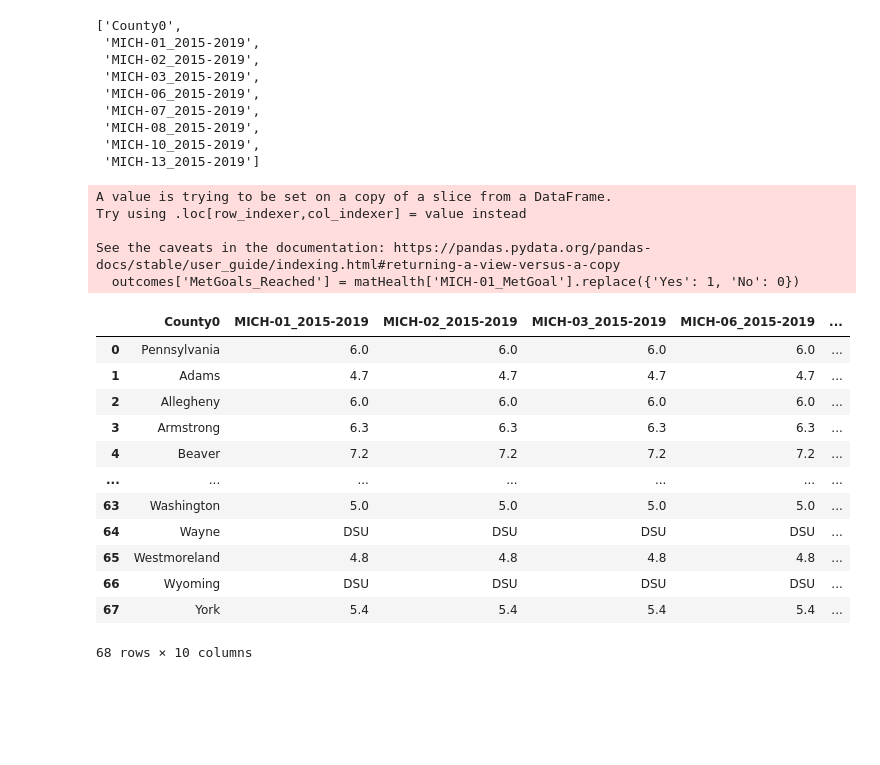
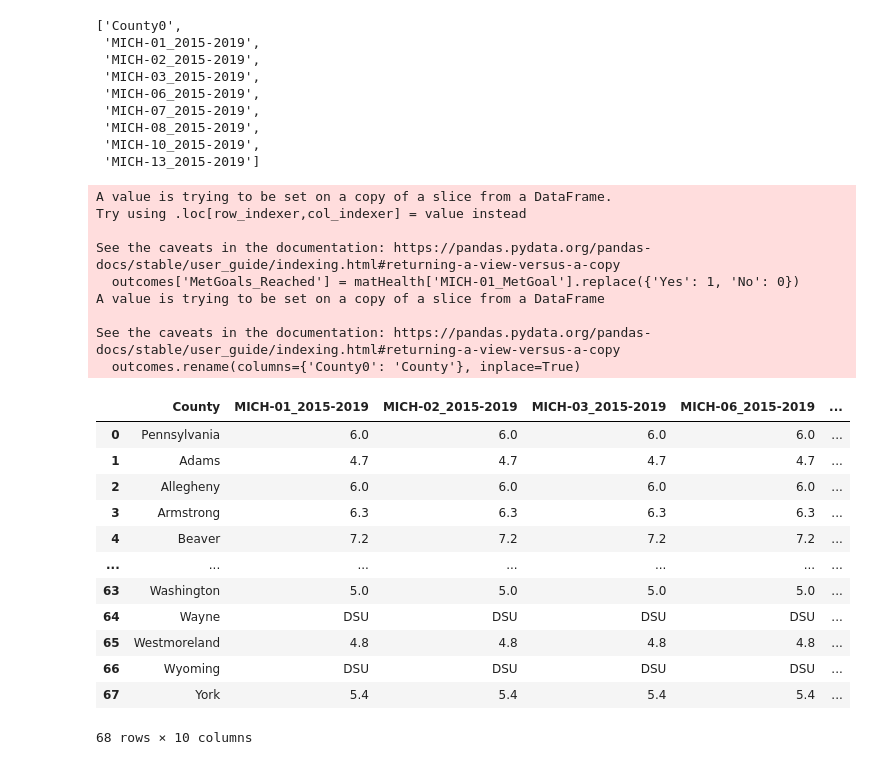
Before and after one commit to cleung-2/dabp_final, a Jupyter notebook: HealthEDA.ipynb, the cells around one changed output. Drawn from its saved outputs; the diff is of its cells as text; code cells hidden in the pictures; blank space fills up the shorter version.

Commit message:
updated with new outcomes dataset

```diff
--- a/HealthEDA.ipynb
+++ b/HealthEDA.ipynb
@@ -49,14 +49,19 @@ cols
 # %%
 outcomes = matHealth[cols]
 outcomes['MetGoals_Reached'] = matHealth['MICH-01_MetGoal'].replace({'Yes': 1, 'No': 0})
+outcomes.rename(columns={'County0': 'County'}, inplace=True)
 outcomes
 # %% [output]
 A value is trying to be set on a copy of a slice from a DataFrame.
 Try using .loc[row_indexer,col_indexer] = value instead
 
 See the caveats in the documentation: https://pandas.pydata.org/pandas-docs/stable/user_guide/indexing.html#returning-a-view-versus-a-copy
   outcomes['MetGoals_Reached'] = matHealth['MICH-01_MetGoal'].replace({'Yes': 1, 'No': 0})
+A value is trying to be set on a copy of a slice from a DataFrame
+
+See the caveats in the documentation: https://pandas.pydata.org/pandas-docs/stable/user_guide/indexing.html#returning-a-view-versus-a-copy
+  outcomes.rename(columns={'County0': 'County'}, inplace=True)
-|  | County0 | MICH-01_2015-2019 | MICH-02_2015-2019 | MICH-03_2015-2019 | MICH-06_2015-2019 | ... |
+|  | County | MICH-01_2015-2019 | MICH-02_2015-2019 | MICH-03_2015-2019 | MICH-06_2015-2019 | ... |
 | 0 | Pennsylvania | 6.0 | 6.0 | 6.0 | 6.0 | ... |
 | 1 | Adams | 4.7 | 4.7 | 4.7 | 4.7 | ... |
 | 2 | Allegheny | 6.0 | 6.0 | 6.0 | 6.0 | ... |
```
Also changed, not shown: parts of 1 cell of this notebook, 2 other files.
